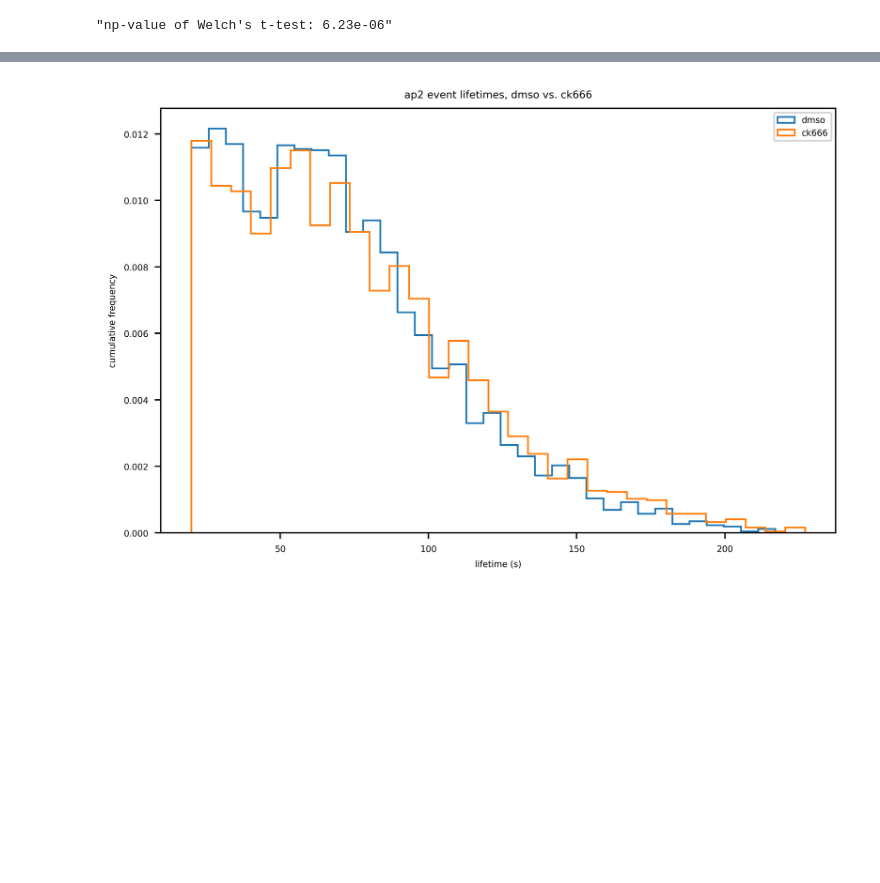
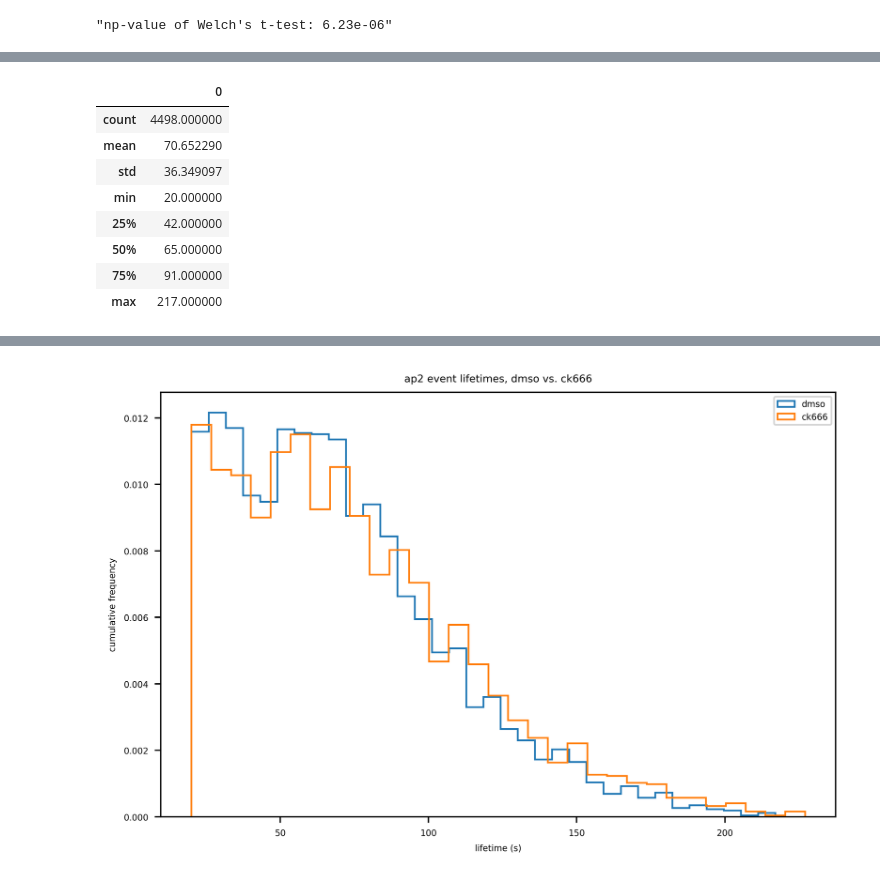
Before and after one commit to DrubinBarnes/Jin_Shirazinejad_et_al_branched_actin_manuscript, a Jupyter notebook: analysis/simplified_workflow_20220211/nb08d_compare_dmso_ck666_dnm2pos_event_lifetimes.ipynb, the cells around one changed output, grey strips where cells are left out. Saved outputs shown, nothing was run; the diff lists cells and outputs as text; code cells hidden in the pictures; blank space fills up the shorter version.

```diff
--- a/analysis/simplified_workflow_20220211/nb08d_compare_dmso_ck666_dnm2pos_event_lifetimes.ipynb
+++ b/analysis/simplified_workflow_20220211/nb08d_compare_dmso_ck666_dnm2pos_event_lifetimes.ipynb
@@ -212,0 +216,12 @@ plt.savefig(unique_user_saved_outputs+'/plots/ck666_dmso_lifetimes.png')
+# %%
+pd.DataFrame(dmso_lifetimes).describe()
+# %% [output]
+|  | 0 |
+| count | 4498.000000 |
+| mean | 70.652290 |
+| std | 36.349097 |
+| min | 20.000000 |
+| 25% | 42.000000 |
+| 50% | 65.000000 |
+| 75% | 91.000000 |
+| max | 217.000000 |
```
Also changed, not shown: parts of 3 cells of this notebook, 7 other files.
